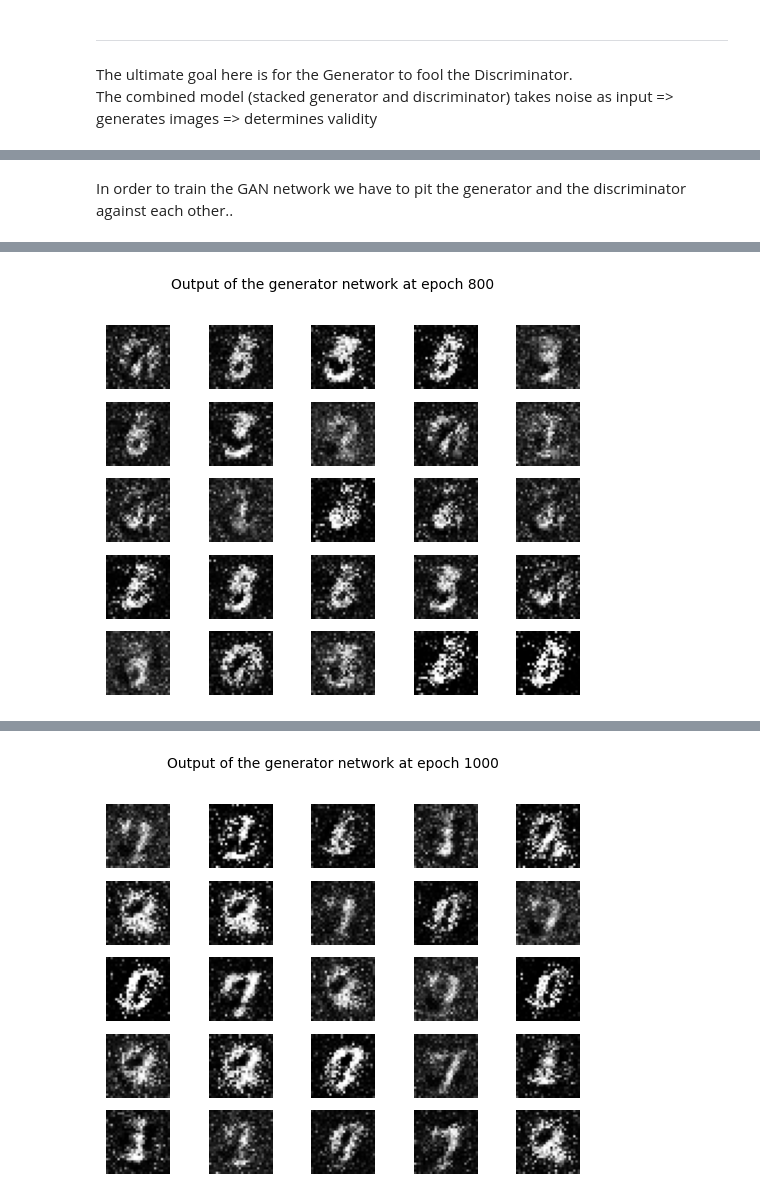
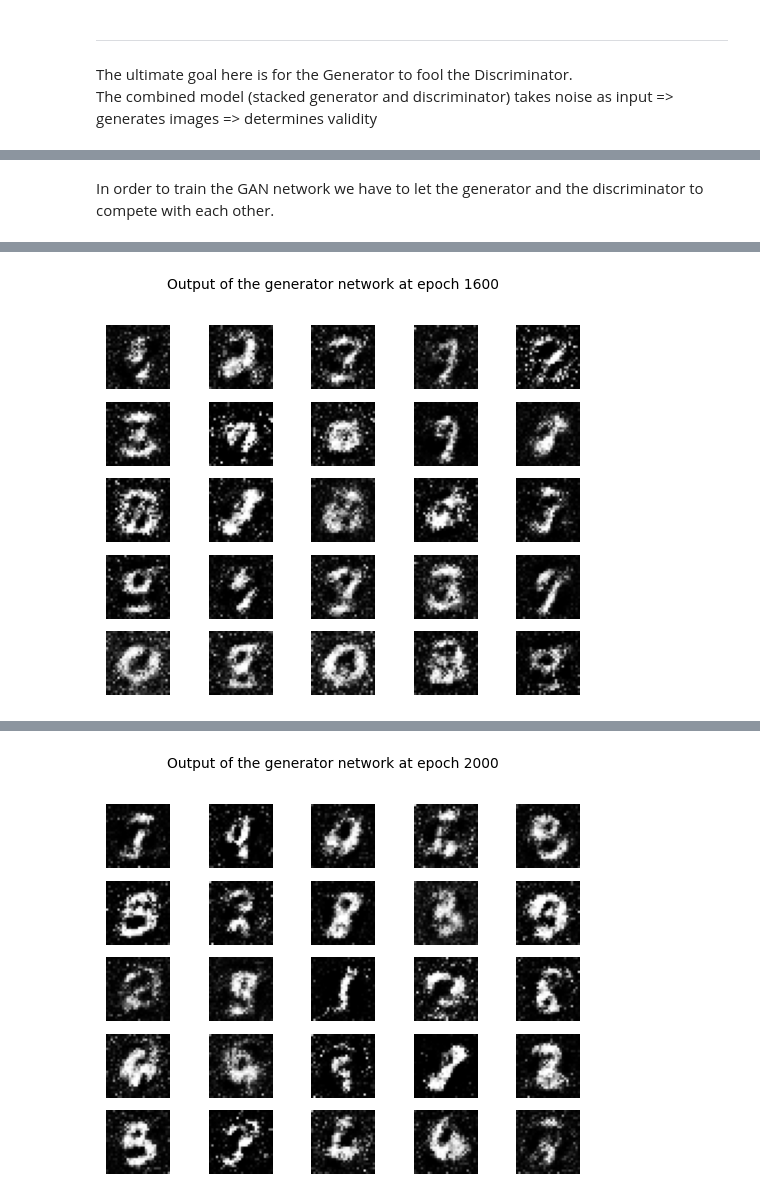
Before and after one commit to hmralavi/ML-Tensorflow, a Jupyter notebook: 001_GAN/001_GAN_mnist.ipynb, the cells around one changed output, grey strips where cells are left out. Saved outputs shown, nothing was run; the diff lists cells and outputs as text; code cells hidden in the pictures.

```diff
--- a/001_GAN/001_GAN_mnist.ipynb
+++ b/001_GAN/001_GAN_mnist.ipynb
@@ -142,5 +146,5 @@ _________________________________________________________________
 # %% [markdown]
-In order to train the GAN network we have to pit the generator and the discriminator against each other..
+In order to train the GAN network we have to let the generator and the discriminator to compete with each other.
 # %%
 def train(epochs, batch_size=128, save_interval=50):
     # Convert to float and Rescale -1 to 1
@@ -157,7 +161,7 @@ def train(epochs, batch_size=128, save_interval=50):
     # Generator, feeding both set of images into our Discriminator, and finally setting the
     # loss parameters for both the real and fake images, as well as the combined loss.
 
-    for epoch in range(epochs):
+    for epoch in tqdm(range(epochs)):
         # Train Discriminator
         # Select a random half batch of real images
         idx = rndgen.randint(0, X_train.shape[0], half_batch)
@@ -183,7 +187,7 @@ def train(epochs, batch_size=128, save_interval=50):
         # Train Generator
         # Create noise vectors as input for generator.
         # Create as many noise vectors as defined by the batch size.
-        # Based on normal distribution. Output will be of size (batch size, 100)
+        # Based on normal distribution. Output will be of size (batch size, noise_length)
         noise = rndgen.normal(0, 1, (batch_size, noise_length))
 
         # The generator wants the discriminator to label the generated samples as valid (ones)
@@ -198,8 +202,9 @@ def train(epochs, batch_size=128, save_interval=50):
         g_loss = combined.train_on_batch(noise, valid_y)
 
 
-        # print ("%d [D loss: %f, acc.: %.2f%%] [G loss: %f]" % (epoch, d_loss[0], 100*d_loss[1], g_loss))
+
         if epoch % save_interval == 0:
+            print ("%d [D loss: %f, D acc.: %.2f%%] [G loss: %f]" % (epoch, d_loss[0], 100*d_loss[1], g_loss))
             plot_imgs(epoch)
 
 
@@ -222,6 +227,6 @@ def plot_imgs(epoch):
     plt.show()
 
 
-train(epochs=1001, batch_size=128, save_interval=200)
+train(epochs=2001, batch_size=32, save_interval=400)
 generator.save('generator_model.h5')
 # %% [output]
@@ -232 +242 @@ generator.save('generator_model.h5')
-[figure, old version]
+[figure, new version]
@@ -233 +244 @@ generator.save('generator_model.h5')
-[figure, old version]
+[figure, new version]
```
Also changed, not shown: parts of 5 cells of this notebook.
